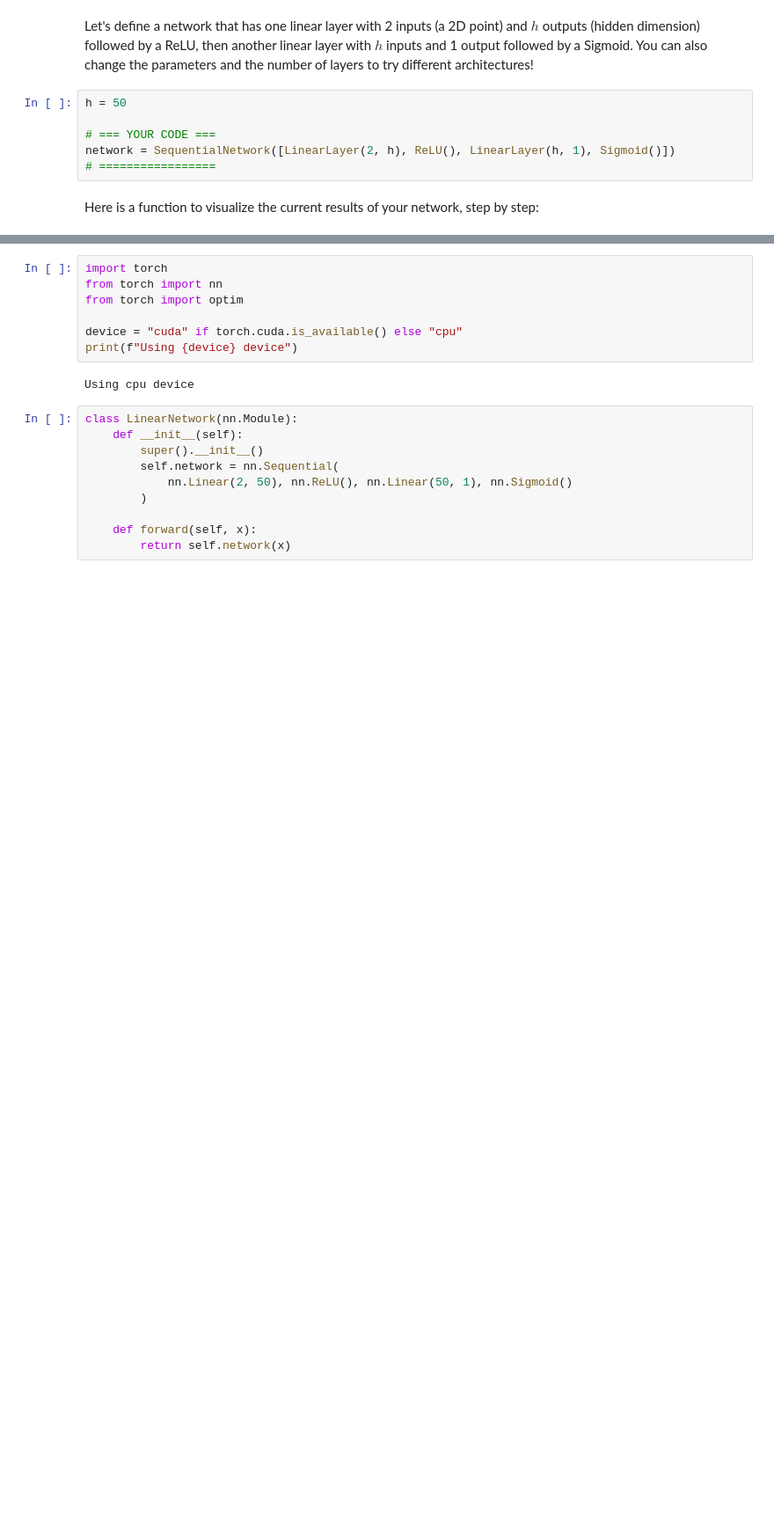
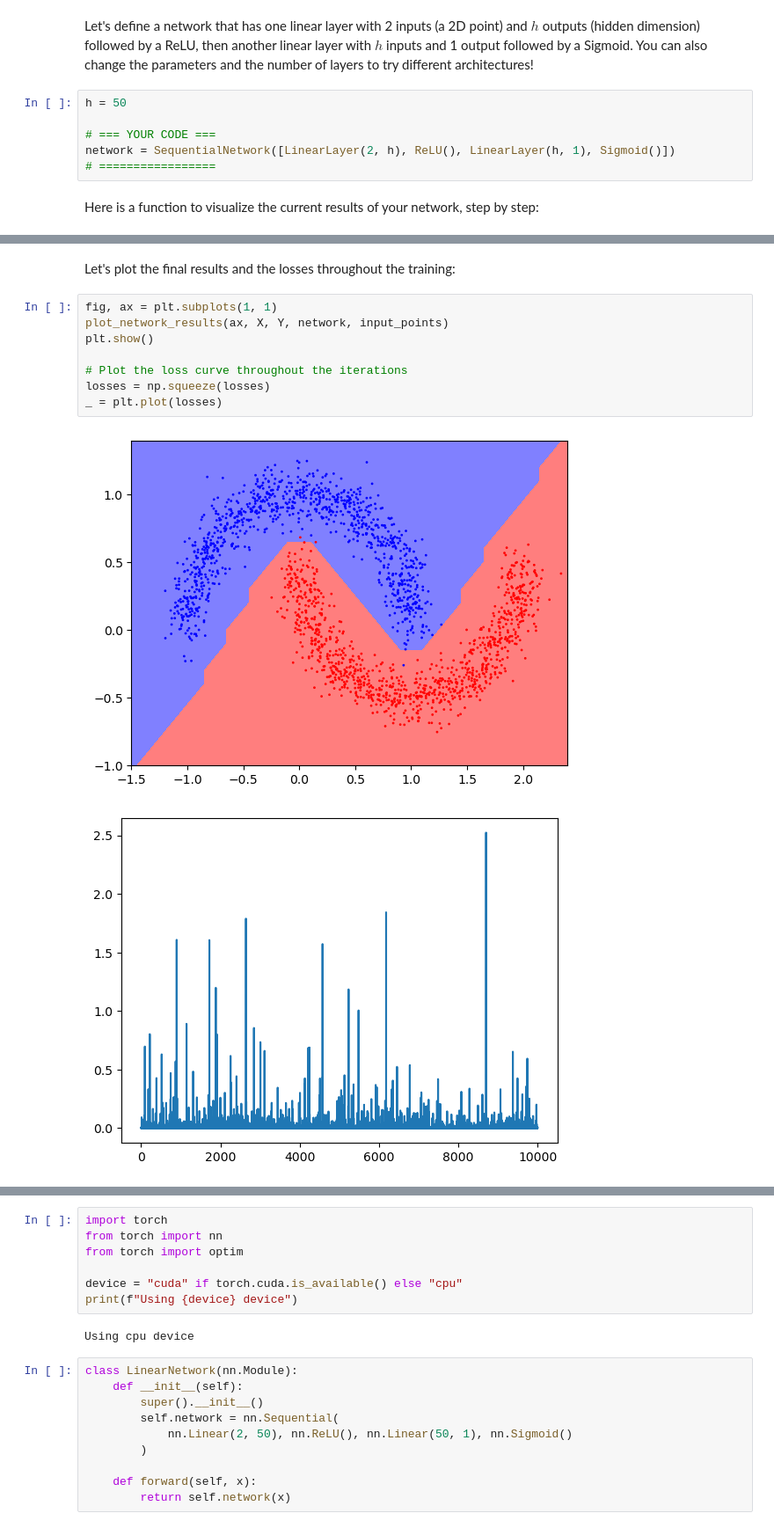
Before and after one commit to RobinSobczyk/Teaching-Initiation_to_Neural_Networks, a Jupyter notebook: Course_1.ipynb, the cells around one changed output, grey strips where cells are left out. Shown at 88% size. Saved outputs shown, nothing was run; the diff lists cells and outputs as text; blank space fills up the shorter version.

```diff
--- a/Course_1.ipynb
+++ b/Course_1.ipynb
@@ -390 +398,14 @@ _ = plt.plot(losses)
+# %% [markdown]
+Let's plot the final results and the losses throughout the training:
+# %%
+fig, ax = plt.subplots(1, 1)
+plot_network_results(ax, X, Y, network, input_points)
+plt.show()
+
+# Plot the loss curve throughout the iterations
+losses = np.squeeze(losses)
+_ = plt.plot(losses)
+# %% [output]
+[figure, added]
+[figure, added]
 # %% [markdown]
```
Also changed, not shown: parts of 17 cells of this notebook.
